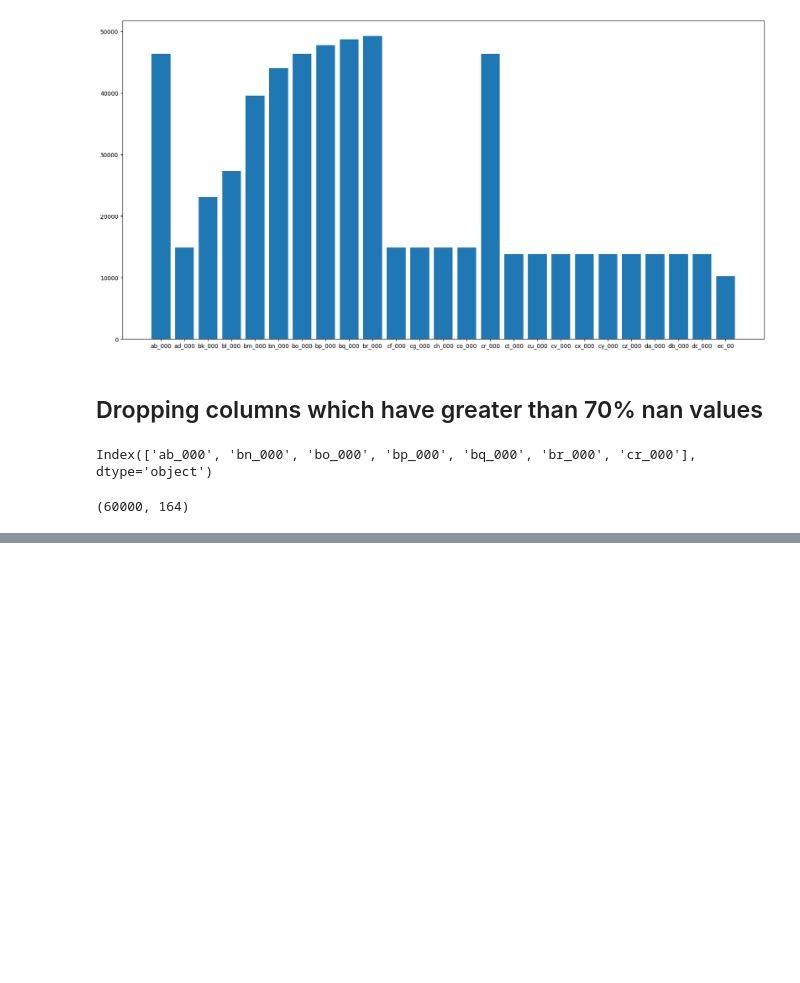
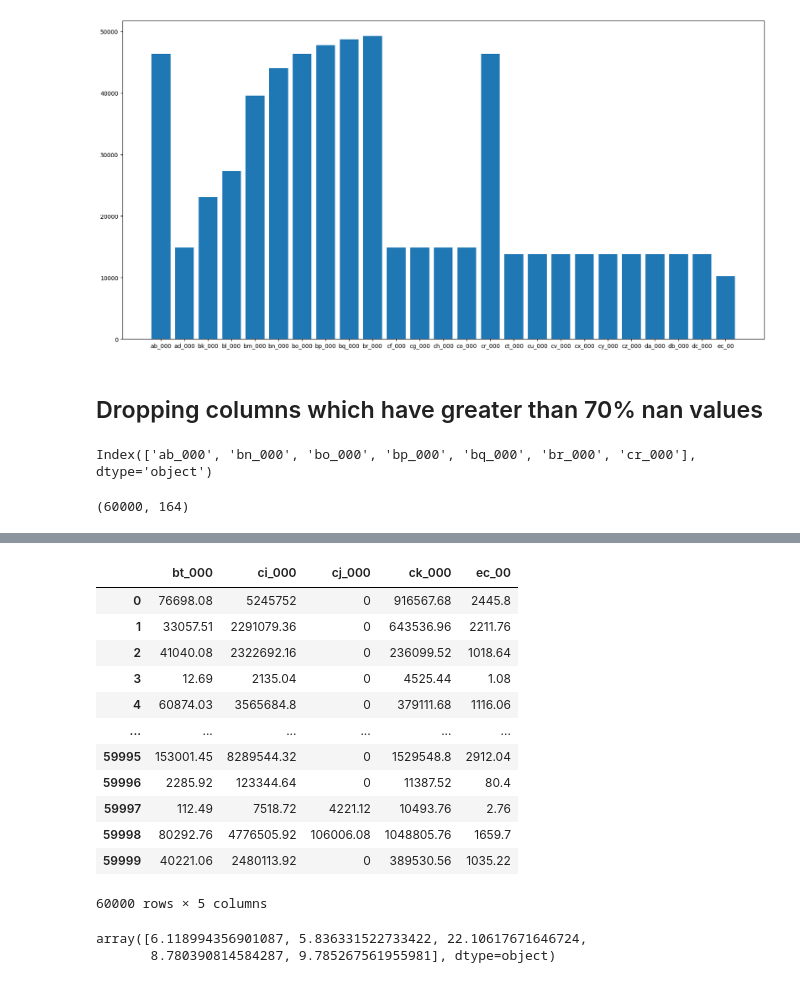
Before and after one commit to Anish-7/Air_pressure_system_failures_prediction_in_Scania-trucks, a Jupyter notebook: notebooks/EDA.ipynb, the cells around one changed output, grey strips where cells are left out. Cells and saved outputs as stored; diff of their text form; code cells hidden in the pictures; blank space fills up the shorter version.

Commit message:
added function to divide continous and discrete value

```diff
--- a/notebooks/EDA.ipynb
+++ b/notebooks/EDA.ipynb
@@ -74,0 +77,23 @@ train_set.shape
+# %%
+x = train_set.iloc[:,1:]
+# x.columns
+y = train_set['class']
+# y
+# %%
+def segregate_cols(x):
+    cont = []
+    dis = []
+    obj = []
+    for cols in x.columns:
+        try :
+            x[cols]=pd.to_numeric(x[cols])
+            if (x[cols]%1>0).any():
+                cont.append(cols)
+            else:
+                dis.append(cols)
+        except:
+                obj.append(cols)
+
+    return cont,dis,obj
+# %%
+cont,dis,obj = segregate_cols(x)
@@ -74,0 +104,4 @@ train_set.shape
+# %%
+cont_set = train_set[cont]
+
+dis_set = train_set[dis]
@@ -74,0 +134,21 @@ train_set.shape
+# %%
+cont_set
+# %% [output]
+|  | bt_000 | ci_000 | cj_000 | ck_000 | ec_00 |
+| 0 | 76698.08 | 5245752 | 0 | 916567.68 | 2445.8 |
+| 1 | 33057.51 | 2291079.36 | 0 | 643536.96 | 2211.76 |
+| 2 | 41040.08 | 2322692.16 | 0 | 236099.52 | 1018.64 |
+| 3 | 12.69 | 2135.04 | 0 | 4525.44 | 1.08 |
+| 4 | 60874.03 | 3565684.8 | 0 | 379111.68 | 1116.06 |
+| ... | ... | ... | ... | ... | ... |
+| 59995 | 153001.45 | 8289544.32 | 0 | 1529548.8 | 2912.04 |
+| 59996 | 2285.92 | 123344.64 | 0 | 11387.52 | 80.4 |
+| 59997 | 112.49 | 7518.72 | 4221.12 | 10493.76 | 2.76 |
+| 59998 | 80292.76 | 4776505.92 | 106006.08 | 1048805.76 | 1659.7 |
+| 59999 | 40221.06 | 2480113.92 | 0 | 389530.56 | 1035.22 |
+60000 rows × 5 columns
+# %%
+cont_set.skew(skipna=True).values
+# %% [output]
+array([6.118994356901087, 5.836331522733422, 22.10617671646724,
+       8.780390814584287, 9.785267561955981], dtype=object)
```
Also changed, not shown: parts of 5 cells of this notebook.
